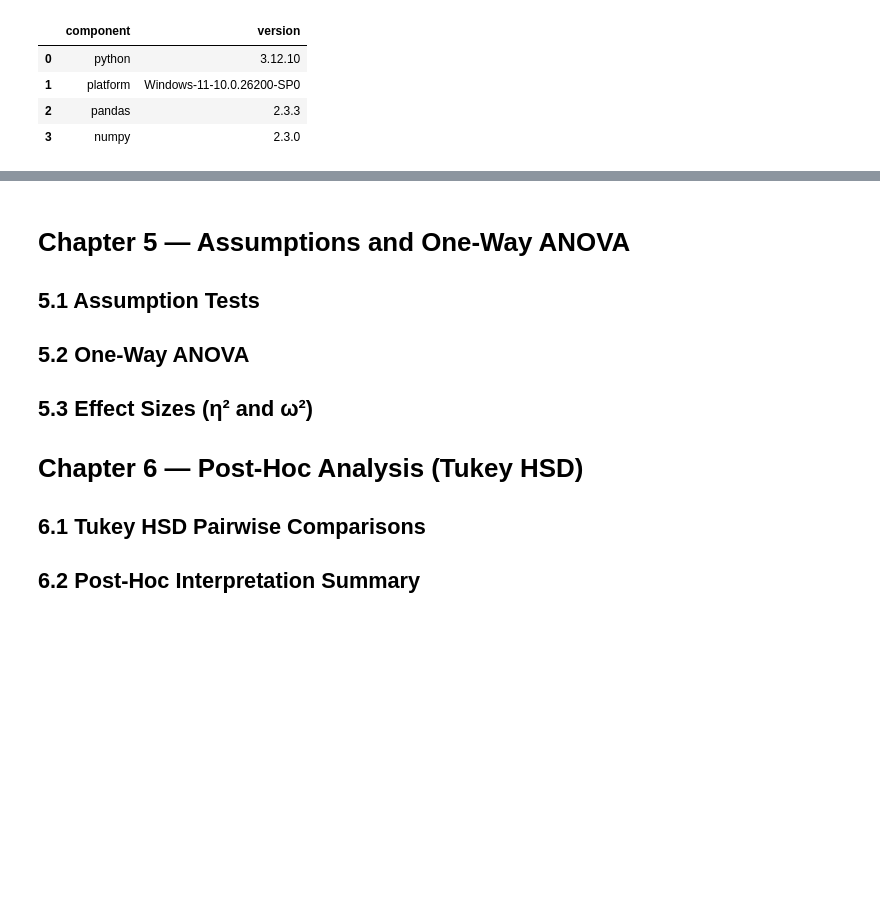
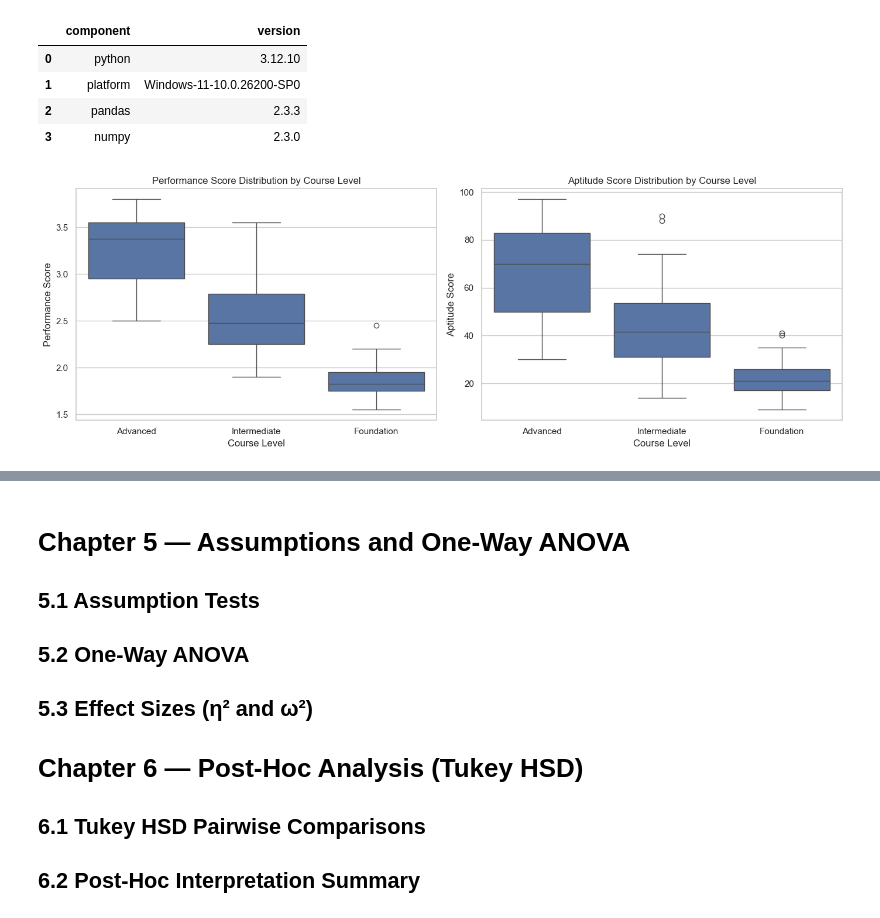
Before and after one commit to freakyrizz/Project-DE, a Jupyter notebook: student_analysis.ipynb, the cells around one changed output, grey strips where cells are left out. Saved outputs shown, nothing was run; the diff lists cells and outputs as text; code cells hidden in the pictures; blank space fills up the shorter version.

```diff
--- a/student_analysis.ipynb
+++ b/student_analysis.ipynb
@@ -616,3 +616,39 @@ display(versions)
 | 1 | platform | Windows-11-10.0.26200-SP0 |
 | 2 | pandas | 2.3.3 |
 | 3 | numpy | 2.3.0 |
+# %%
+import matplotlib.pyplot as plt
+import seaborn as sns
+import numpy as np
+
+sns.set(style="whitegrid")
+LEVEL_ORDER = ["Advanced", "Intermediate", "Foundation"]
+
+fig, axes = plt.subplots(1, 2, figsize=(14, 5))
+
+sns.boxplot(
+    data=df,
+    x="course_level",
+    y="performance_score",
+    order=LEVEL_ORDER,
+    ax=axes[0]
+)
+axes[0].set_title("Performance Score Distribution by Course Level")
+axes[0].set_xlabel("Course Level")
+axes[0].set_ylabel("Performance Score")
+
+sns.boxplot(
+    data=df,
+    x="course_level",
+    y="aptitude_score",
+    order=LEVEL_ORDER,
+    ax=axes[1]
+)
+axes[1].set_title("Aptitude Score Distribution by Course Level")
+axes[1].set_xlabel("Course Level")
+axes[1].set_ylabel("Aptitude Score")
+
+plt.tight_layout()
+plt.show()
+# %% [output]
+[figure, added]
```
Also changed, not shown: parts of 7 cells of this notebook.
